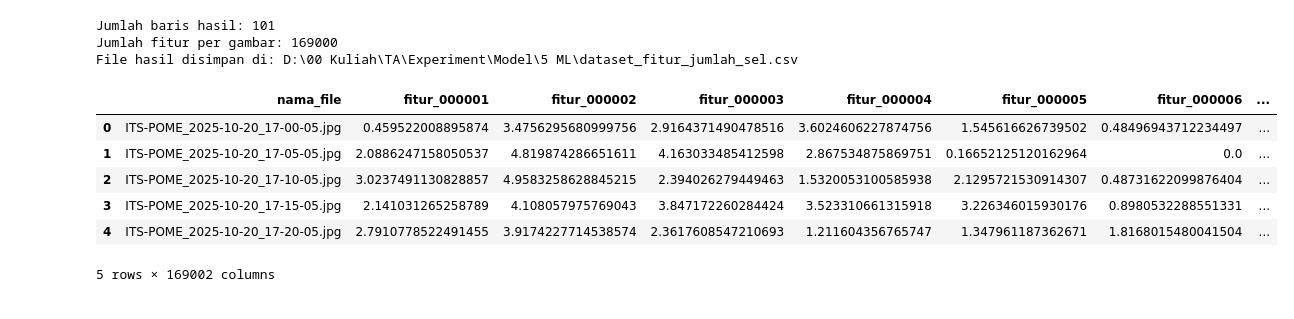
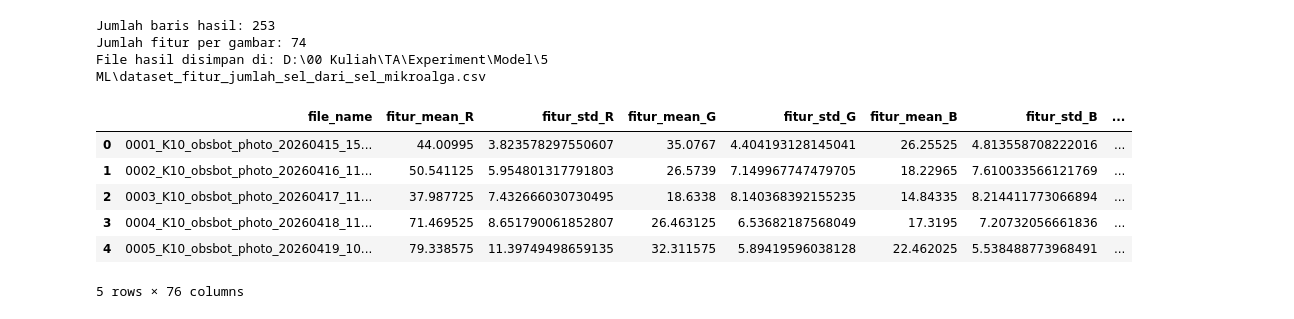
Before and after one commit to ayyashh/ta, a Jupyter notebook: Model/5 ML/00-combine-ekstraksi-fitur-dengan-jumlah-sel.ipynb, the cells around one changed output. Drawn from its saved outputs; the diff is of its cells as text; code cells hidden in the pictures.

```diff
--- a/Model/5 ML/00-combine-ekstraksi-fitur-dengan-jumlah-sel.ipynb
+++ b/Model/5 ML/00-combine-ekstraksi-fitur-dengan-jumlah-sel.ipynb
@@ -5,16 +5,16 @@ import pandas as pd
 
 # Lokasi file
 file_fitur = Path(
-    r"D:\00 Kuliah\TA\Experiment\Model\5 ML\Ekstraksi_fitur_squeezenet.csv"
+    r"D:\00 Kuliah\TA\Experiment\Model\5 ML\hasil_fitur_konvensional.csv"
 )
 file_target = Path(
-    r"D:\00 Kuliah\TA\Experiment\Dataset\Data Sensor Kultivasi\csv\gabungan_dengan_jumlah_sel.csv"
+    r"D:\00 Kuliah\TA\Experiment\Dataset\Data Sensor Kultivasi\csv\sel mikroalga\gabungan_sensor_cell_density_with_image.csv"
 )
-file_hasil = file_fitur.with_name("dataset_fitur_jumlah_sel.csv")
+file_hasil = file_fitur.with_name("dataset_fitur_jumlah_sel_dari_sel_mikroalga.csv")
 
-kolom_nama_gambar_fitur = "nama_file"
+kolom_nama_gambar_fitur = "file_name"
 kolom_nama_gambar_target = "Nama_Gambar"
-kolom_jumlah_sel = "Jumlah Sel (sel/mL)"
+kolom_jumlah_sel = "sensor_1_bga(cells/mL)"
 
 # Baca sebagai teks supaya nama gambar dan angka bertitik tidak berubah format
 df_fitur = pd.read_csv(file_fitur, encoding="utf-8-sig", dtype=str)
@@ -69,40 +69,40 @@ df_hasil = df_fitur[
     [kolom_nama_gambar_fitur, "_key_gambar", *kolom_fitur]
 ].merge(
     df_target[["_key_gambar", kolom_jumlah_sel]],
     on="_key_gambar",
     how="outer",
     validate="one_to_one",
     indicator=True,
 )
 
 # Hentikan proses jika ada gambar yang tidak berpasangan
 tidak_cocok = df_hasil["_merge"] != "both"
 if tidak_cocok.any():
     contoh = df_hasil.loc[tidak_cocok, "_key_gambar"].head(10).tolist()
     raise ValueError(
         f"Ada {tidak_cocok.sum()} gambar yang tidak memiliki pasangan. "
         f"Contoh nama file: {contoh}"
     )
 
 # Simpan hanya nama gambar, fitur, dan target jumlah sel
 df_hasil = df_hasil[
     [kolom_nama_gambar_fitur, *kolom_fitur, kolom_jumlah_sel]
 ]
 
 df_hasil.to_csv(file_hasil, index=False, encoding="utf-8-sig")
 
 print(f"Jumlah baris hasil: {len(df_hasil)}")
 print(f"Jumlah fitur per gambar: {len(kolom_fitur)}")
 print(f"File hasil disimpan di: {file_hasil}")
 display(df_hasil.head())
 # %% [output]
-Jumlah baris hasil: 101
-Jumlah fitur per gambar: 169000
-File hasil disimpan di: D:\00 Kuliah\TA\Experiment\Model\5 ML\dataset_fitur_jumlah_sel.csv
+Jumlah baris hasil: 253
+Jumlah fitur per gambar: 74
+File hasil disimpan di: D:\00 Kuliah\TA\Experiment\Model\5 ML\dataset_fitur_jumlah_sel_dari_sel_mikroalga.csv
-|  | nama_file | fitur_000001 | fitur_000002 | fitur_000003 | fitur_000004 | fitur_000005 | fitur_000006 | ... |
-| 0 | ITS-POME_2025-10-20_17-00-05.jpg | 0.459522008895874 | 3.4756295680999756 | 2.9164371490478516 | 3.6024606227874756 | 1.545616626739502 | 0.48496943712234497 | ... |
-| 1 | ITS-POME_2025-10-20_17-05-05.jpg | 2.0886247158050537 | 4.819874286651611 | 4.163033485412598 | 2.867534875869751 | 0.16652125120162964 | 0.0 | ... |
-| 2 | ITS-POME_2025-10-20_17-10-05.jpg | 3.0237491130828857 | 4.9583258628845215 | 2.394026279449463 | 1.5320053100585938 | 2.1295721530914307 | 0.48731622099876404 | ... |
-| 3 | ITS-POME_2025-10-20_17-15-05.jpg | 2.141031265258789 | 4.108057975769043 | 3.847172260284424 | 3.523310661315918 | 3.226346015930176 | 0.8980532288551331 | ... |
-| 4 | ITS-POME_2025-10-20_17-20-05.jpg | 2.7910778522491455 | 3.9174227714538574 | 2.3617608547210693 | 1.211604356765747 | 1.347961187362671 | 1.8168015480041504 | ... |
+|  | file_name | fitur_mean_R | fitur_std_R | fitur_mean_G | fitur_std_G | fitur_mean_B | fitur_std_B | ... |
+| 0 | 0001_K10_obsbot_photo_20260415_15... | 44.00995 | 3.823578297550607 | 35.0767 | 4.404193128145041 | 26.25525 | 4.813558708222016 | ... |
+| 1 | 0002_K10_obsbot_photo_20260416_11... | 50.541125 | 5.954801317791803 | 26.5739 | 7.149967747479705 | 18.22965 | 7.610033566121769 | ... |
+| 2 | 0003_K10_obsbot_photo_20260417_11... | 37.987725 | 7.432666030730495 | 18.6338 | 8.140368392155235 | 14.84335 | 8.214411773066894 | ... |
+| 3 | 0004_K10_obsbot_photo_20260418_11... | 71.469525 | 8.651790061852807 | 26.463125 | 6.53682187568049 | 17.3195 | 7.20732056661836 | ... |
+| 4 | 0005_K10_obsbot_photo_20260419_10... | 79.338575 | 11.39749498659135 | 32.311575 | 5.89419596038128 | 22.462025 | 5.538488773968491 | ... |
-5 rows × 169002 columns
+5 rows × 76 columns
```
Also changed, not shown: 13 other files.
